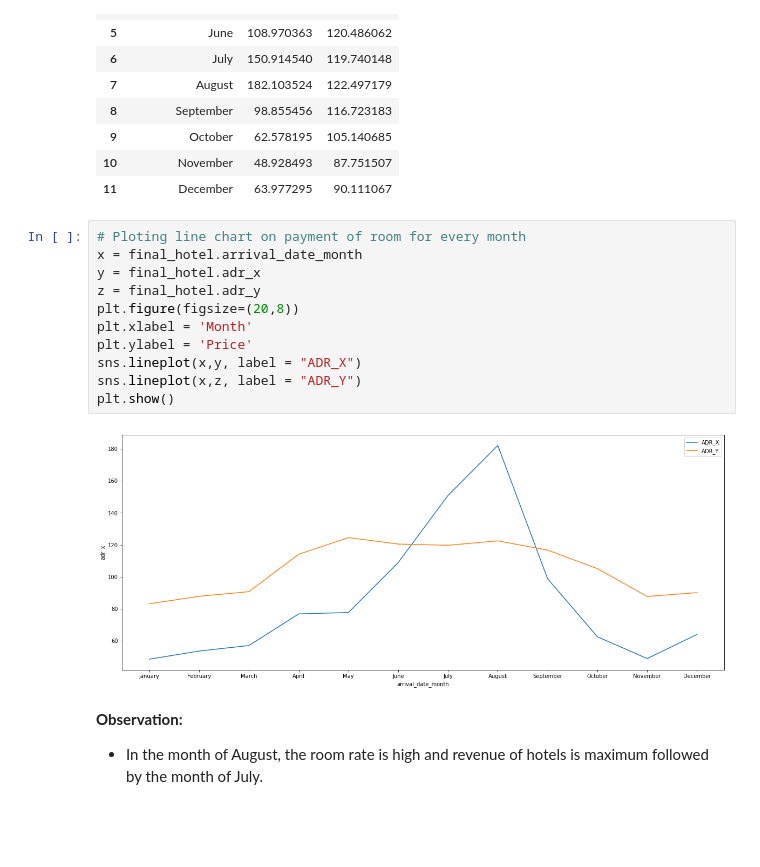
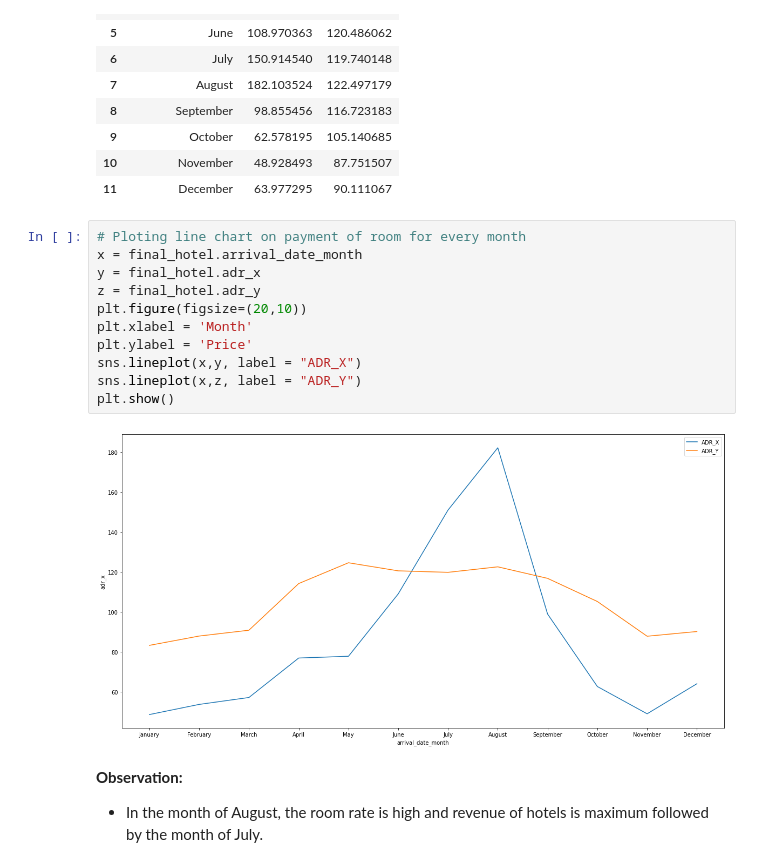
Before and after one commit to SabirAjmal10/Hotel-Booking-Analysis-EDA-Capstone-Project, a Jupyter notebook: Hotel_Booking_Analysis_Capstone_Project.ipynb, the cells around one changed output. Drawn from its saved outputs; the diff is of its cells as text; blank space fills up the shorter version.

```diff
--- a/Hotel_Booking_Analysis_Capstone_Project.ipynb
+++ b/Hotel_Booking_Analysis_Capstone_Project.ipynb
@@ -340,16 +335,16 @@ final_hotel
 # %%
 # Ploting line chart on payment of room for every month
 x = final_hotel.arrival_date_month
 y = final_hotel.adr_x
 z = final_hotel.adr_y
-plt.figure(figsize=(20,8))
+plt.figure(figsize=(20,10))
 plt.xlabel = 'Month'
 plt.ylabel = 'Price'
 sns.lineplot(x,y, label = "ADR_X")
 sns.lineplot(x,z, label = "ADR_Y")
 plt.show()
 # %% [output]
-[figure, old version]
+[figure, new version]
 # %% [markdown]
 **Observation:**
 
```
Also changed, not shown: parts of 15 cells of this notebook.
